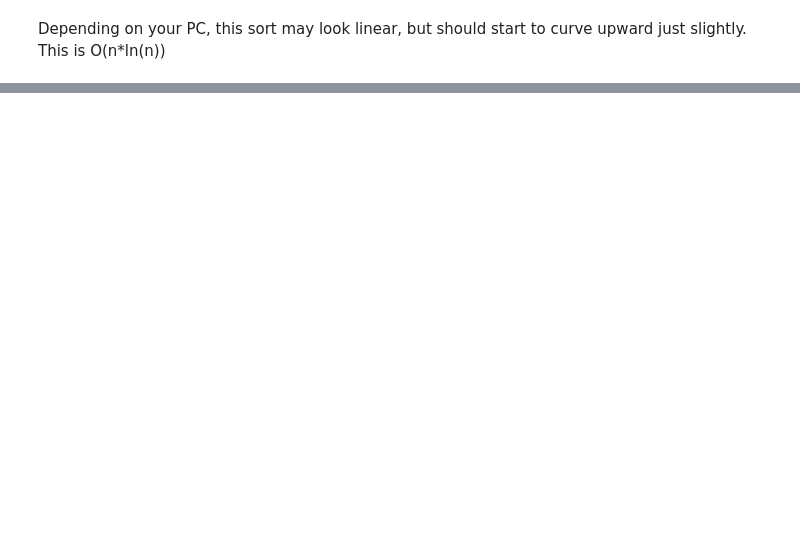
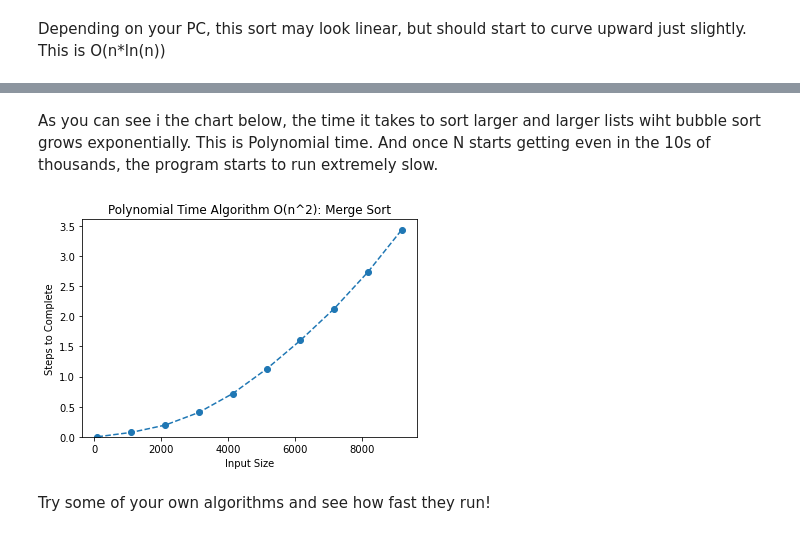
Before and after one commit to k3a-uw/tcss501, a Jupyter notebook: bigO.ipynb, the cells around one changed output, grey strips where cells are left out. Saved outputs shown, nothing was run; the diff lists cells and outputs as text; code cells hidden in the pictures; blank space fills up the shorter version.

```diff
--- a/bigO.ipynb
+++ b/bigO.ipynb
@@ -167,0 +185,8 @@ print(f"\n\nTest Complete, Total Duration: {tot_duration_seconds:.2f} seconds.")
+# %% [markdown]
+As you can see i the chart below, the time it takes to sort larger and larger lists wiht bubble sort grows exponentially.  This is Polynomial time.  And once N starts getting even in the 10s of thousands, the program starts to run extremely slow.
+# %%
+draw_plot(sample_sizes[0:10], runtimes, "Polynomial Time Algorithm O(n^2): Merge Sort")
+# %% [output]
+[figure, added]
+# %% [markdown]
+Try some of your own algorithms and see how fast they run!
```
Also changed, not shown: parts of 9 cells of this notebook.
